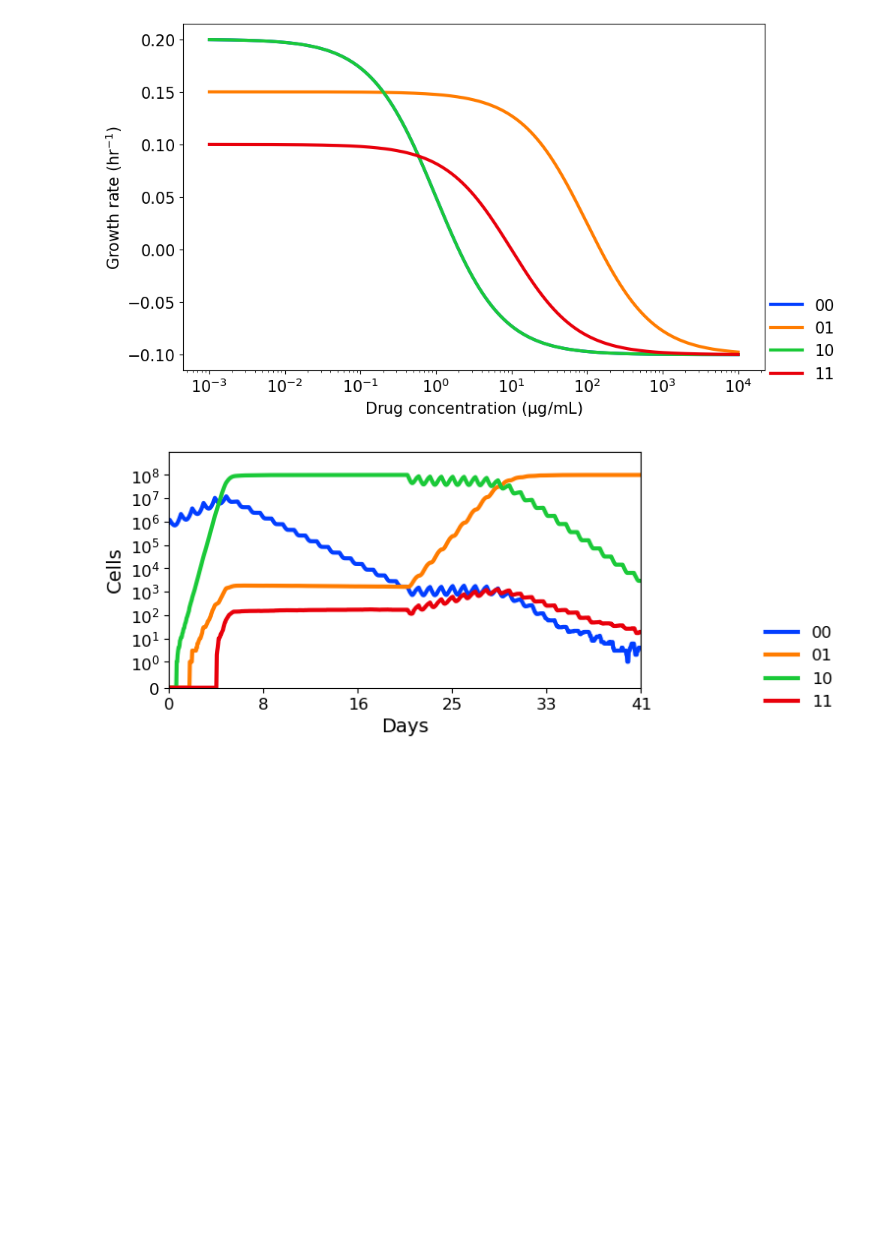
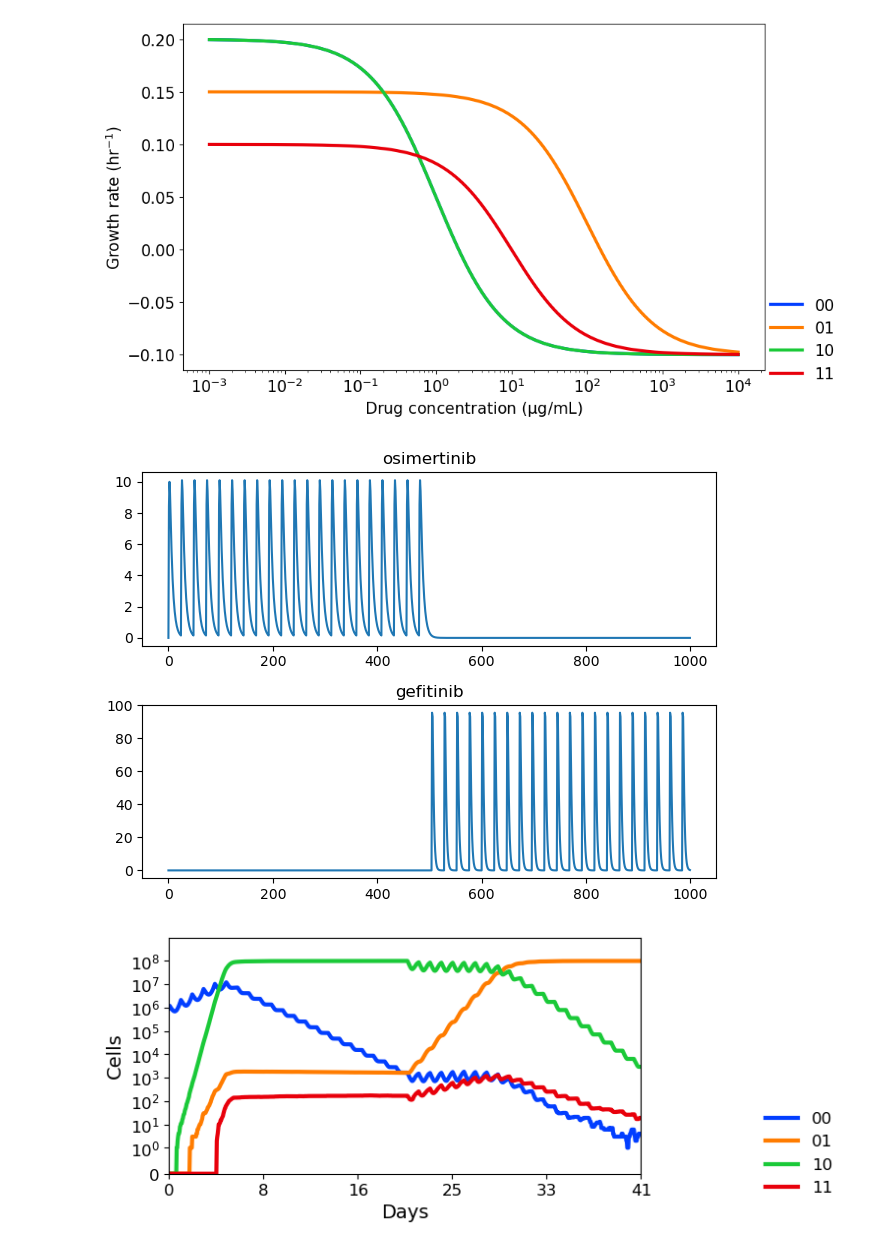
Before and after one commit to eshanking/fears_md, a Jupyter notebook: examples/multidrug_example.ipynb, the cells around one changed output. Drawn from its saved outputs; the diff is of its cells as text; code cells hidden in the pictures; blank space fills up the shorter version.

```diff
--- a/examples/multidrug_example.ipynb
+++ b/examples/multidrug_example.ipynb
@@ -44,6 +44,24 @@ p.plot_fitness_curves('gefitinib')
  <AxesSubplot:xlabel='Drug concentration ($\\mathrm{\\mu}$g/mL)', ylabel='Growth rate (hr$^{-1})$'>)
 [figure]
 [figure]
+# %%
+# plot the drug curves
+
+fig,ax_list = plt.subplots(nrows=2)
+
+ax = ax_list[0]
+dc = p.drug_curve_dict['osimertinib']
+ax.plot(dc,label='osimertinib')
+ax.set_title('osimertinib')
+
+ax = ax_list[1]
+dc = p.drug_curve_dict['gefitinib']
+ax.plot(dc,label='gefitinib')
+ax.set_title('gefitinib')
+
+fig.tight_layout()
+# %% [output]
+[figure, added]
 # %%
 p.simulate();
 # %% [output]
```
